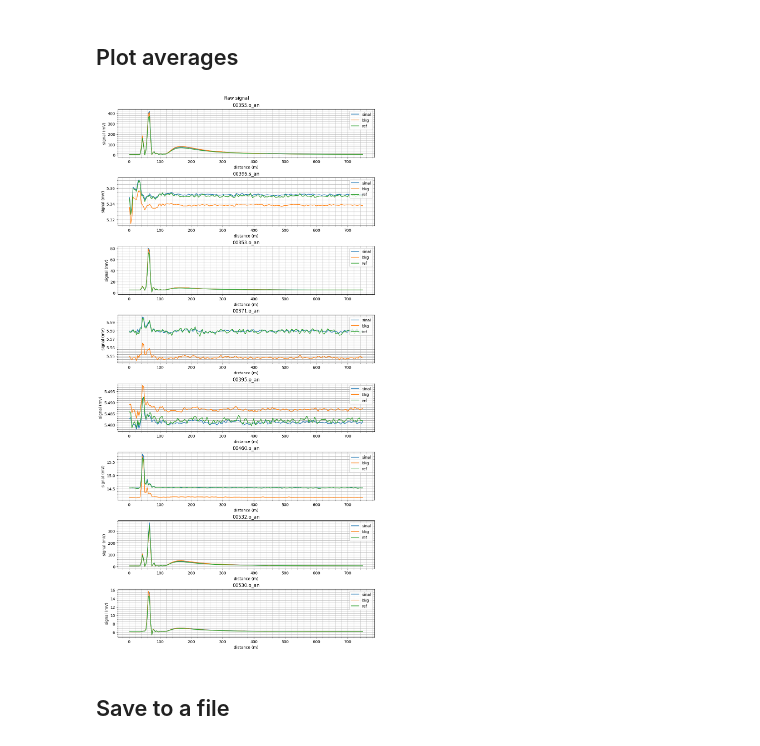
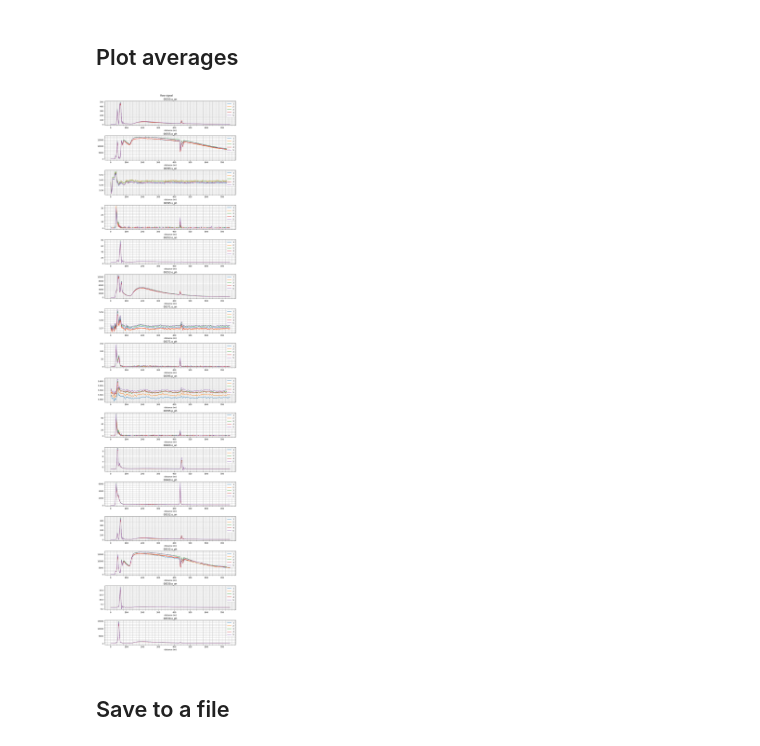
Before and after one commit to JairoRotava/lifa, a Jupyter notebook: notebooks/compare_files.ipynb, the cells around one changed output. Saved outputs shown, nothing was run; the diff lists cells and outputs as text; code cells hidden in the pictures.

```diff
--- a/notebooks/compare_files.ipynb
+++ b/notebooks/compare_files.ipynb
@@ -16,11 +16,22 @@ files_list = {
     "bkg" : r"d:\Local - OURO NOVA\Medidas\Medidas CEPEMA\20250902 Leo\arquivos ok\b*.*",
     "ref" : r"d:\Local - OURO NOVA\Medidas\Medidas CEPEMA\20250902 Leo\arquivos ok\a2590216.523691",
 }
+
+files_list = {
+    "1": r"d:\Local - OURO NOVA\Medidas\Medidas CEPEMA\20250902 Leo\20250903 CEPEMA FLARE\a2590319.194507",
+    "2": r"d:\Local - OURO NOVA\Medidas\Medidas CEPEMA\20250902 Leo\20250903 CEPEMA FLARE\a2590319.202649",
+    "3": r"d:\Local - OURO NOVA\Medidas\Medidas CEPEMA\20250902 Leo\20250903 CEPEMA FLARE\a2590319.210793",
+    "4": r"d:\Local - OURO NOVA\Medidas\Medidas CEPEMA\20250902 Leo\20250903 CEPEMA FLARE\a2590319.214938",
+    "5": r"d:\Local - OURO NOVA\Medidas\Medidas CEPEMA\20250902 Leo\20250903 CEPEMA FLARE\a2590319.223082",
+
+
+}
 # Measurement titles
 #titles = ['atmosfera']
 
 # Licel Channels of interest
-licel_channels_names = ['00355.o_an', '00395.s_an', '00353.o_an', '00371.o_an', '00395.p_an', '00460.o_an', '00532.o_an', '00530.o_an']
+licel_channels_names = ['00355.o_an', '00355.o_ph','00395.s_an',  '00395.s_ph','00353.o_an', '00353.o_ph', '00371.o_an', '00371.o_ph',
+                        '00395.p_an', '00395.p_ph', '00460.o_an', '00460.o_ph', '00532.o_an',  '00532.o_ph','00530.o_an', '00530.o_ph']
 
 # Get files list in each directory
 measurement_files = {}
@@ -58,19 +69,19 @@ for name, data in measurements_subset.items():
 ## Plot averages
 # %%
 number_traces = len(licel_channels_names)
-fig, ax = plt.subplots(nrows=number_traces, figsize=(10,20), layout='constrained')
+fig, ax = plt.subplots(nrows=number_traces, figsize=(10,40), layout='constrained')
 fig.suptitle('Raw signal')
 for name, data in measurements_average.items():
     for i,trace in enumerate(measurements_average[name]):
         ax[i].plot(trace[0], trace[1], label=name, marker=',')
         ax[i].set_title(licel_channels_names[i])
         ax[i].grid(True, 'both')
         ax[i].minorticks_on()
         ax[i].set_xlabel('distance (m)')
-        ax[i].set_ylabel('signal (mV)')
+        #ax[i].set_ylabel('signal (mV)')
         ax[i].legend(loc='upper right')
 # %% [output]
-[figure, old version]
+[figure, new version]
 # %% [markdown]
 ## Save to a file
 # %%
```
Also changed, not shown: 7 other files.
